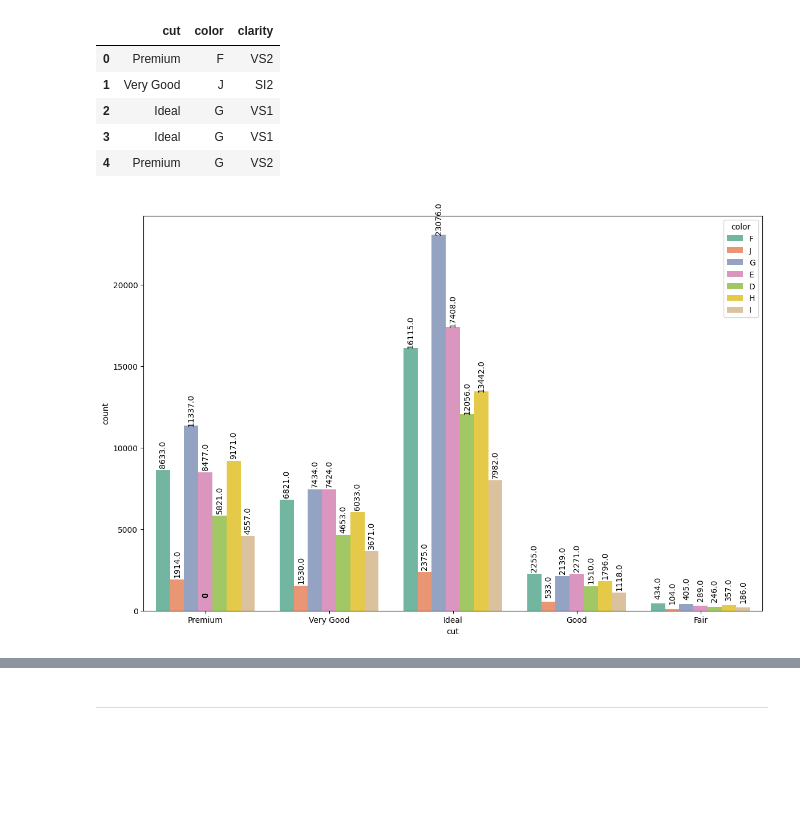
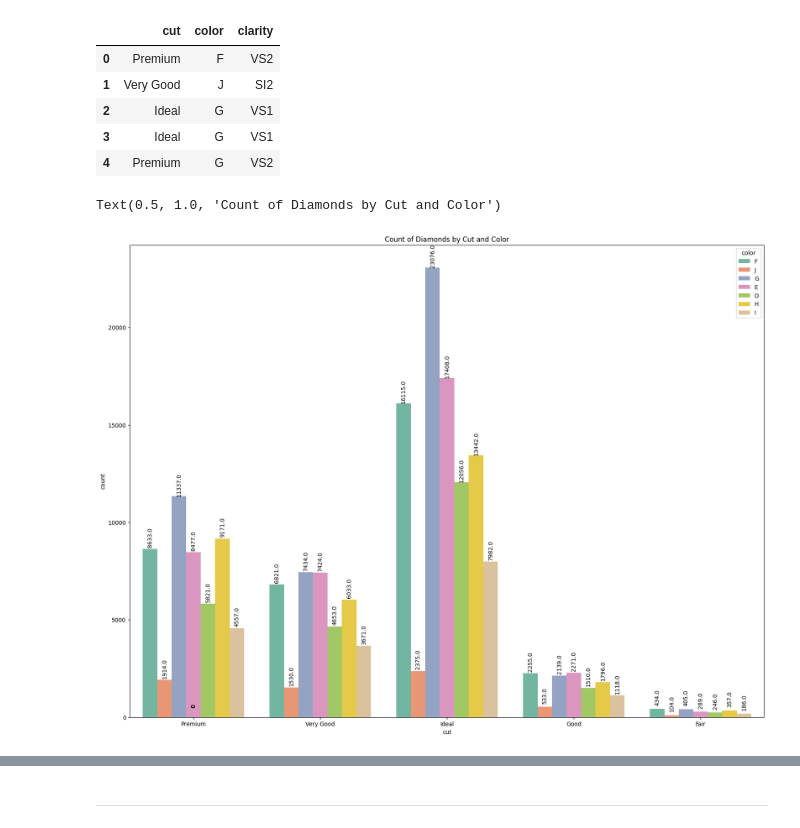
Before and after one commit to rashmiKumari03/_FSDSM_SelfLearned_RashmiKumari, a Jupyter notebook: MACHINE_LEARNING/01.End_to_End_setup_and_MLproject/02.Implementation_Of_EDA&FE_in_JupyterNB/notebooks/eda.ipynb, the cells around one changed output, grey strips where cells are left out. Drawn from its saved outputs; the diff is of its cells as text; code cells hidden in the pictures; blank space fills up the shorter version.

```diff
--- a/MACHINE_LEARNING/01.End_to_End_setup_and_MLproject/02.Implementation_Of_EDA&FE_in_JupyterNB/notebooks/eda.ipynb
+++ b/MACHINE_LEARNING/01.End_to_End_setup_and_MLproject/02.Implementation_Of_EDA&FE_in_JupyterNB/notebooks/eda.ipynb
@@ -608,0 +831,26 @@ plt.show()
+# %%
+# In Short In one frame:
+
+
+plt.rcParams['figure.figsize'] = (23, 5)
+
+fig, axes = plt.subplots(1, 3)
+
+# Pie chart
+axes[0].pie(data[categorical_col]['cut'].value_counts().values,
+            labels=data[categorical_col]['cut'].value_counts().index,
+            startangle=90,
+            colors=['gold', 'lightgreen', 'red', 'lightblue', 'pink'],
+            explode=[0.05, 0.05, 0.05, 0.05, 0.2],
+            shadow=True, autopct='%1.2f%%')
+
+# Countplot
+sns.countplot(x=data[categorical_col]['color'], palette='ocean', order=data[categorical_col]['color'].value_counts().index, ax=axes[1])
+
+# Bar chart
+data[categorical_col]["clarity"].value_counts().plot.bar(ax=axes[2])
+axes[2].set_xlabel('clarity types')
+axes[2].set_ylabel('count')
+
+plt.suptitle('Univariate : Distribution of Cut, Color, and Clarity of Gems')
+plt.show()
@@ -623,13 +937,16 @@ data[categorical_col].head()
 # %%
 # Cut vs Color
 
 
-plt.figure(figsize=(14,9))    # Sets the figure size
+plt.figure(figsize=(20,15))    # Sets the figure size
 
 b1=sns.countplot(x='cut',hue='color',data=data[categorical_col])
 
 for p in b1.patches:
     b1.annotate(f'{p.get_height()}',(p.get_x() + p.get_width() / 2., p.get_height()),
                 ha='center', va='center', xytext=(0,20), textcoords='offset points',rotation=90)
+
+plt.title("Count of Diamonds by Cut and Color")
 # %% [output]
+Text(0.5, 1.0, 'Count of Diamonds by Cut and Color')
-[figure, old version]
+[figure, new version]
```
Also changed, not shown: parts of 30 cells of this notebook, 1 other file.
